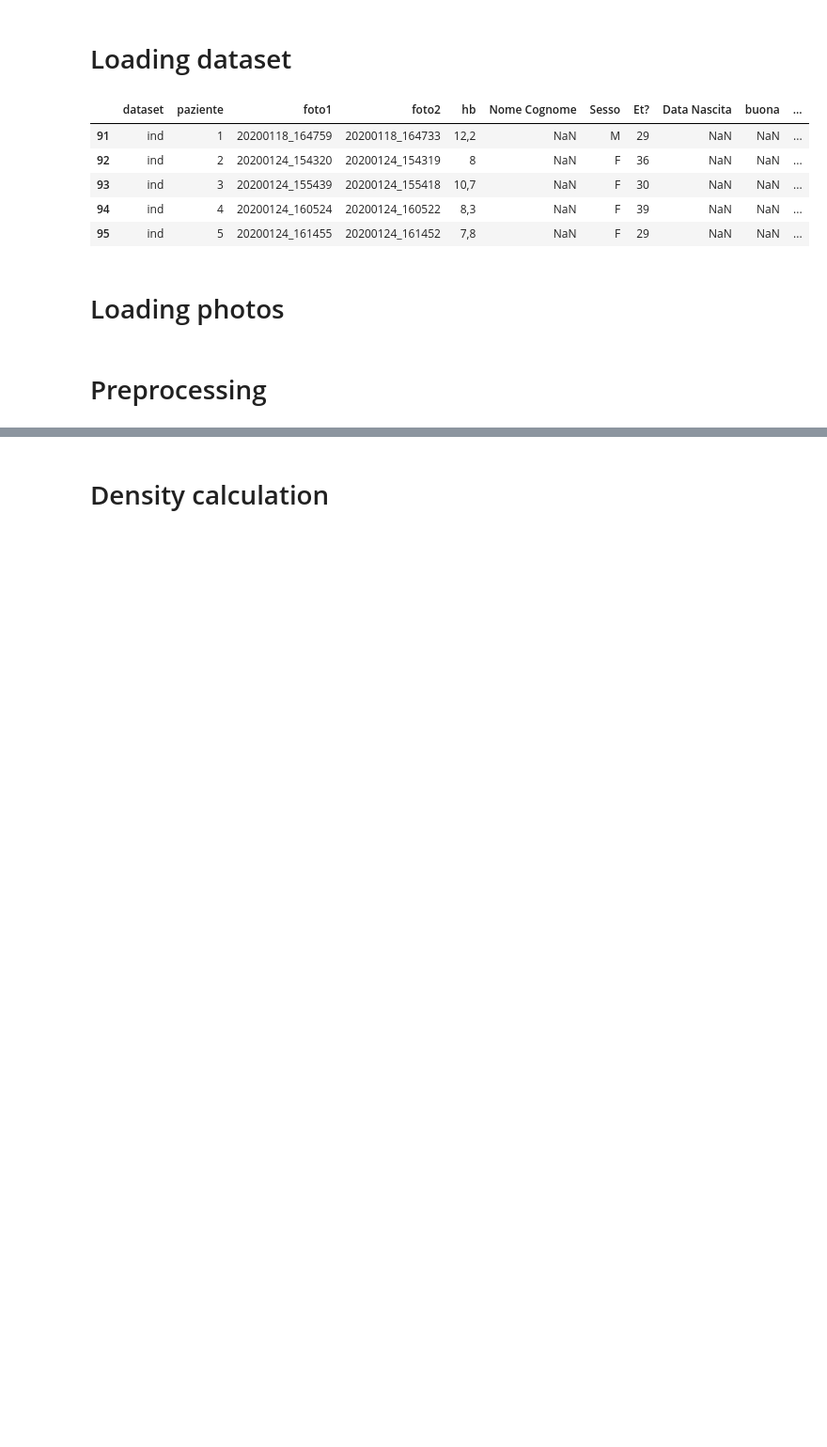
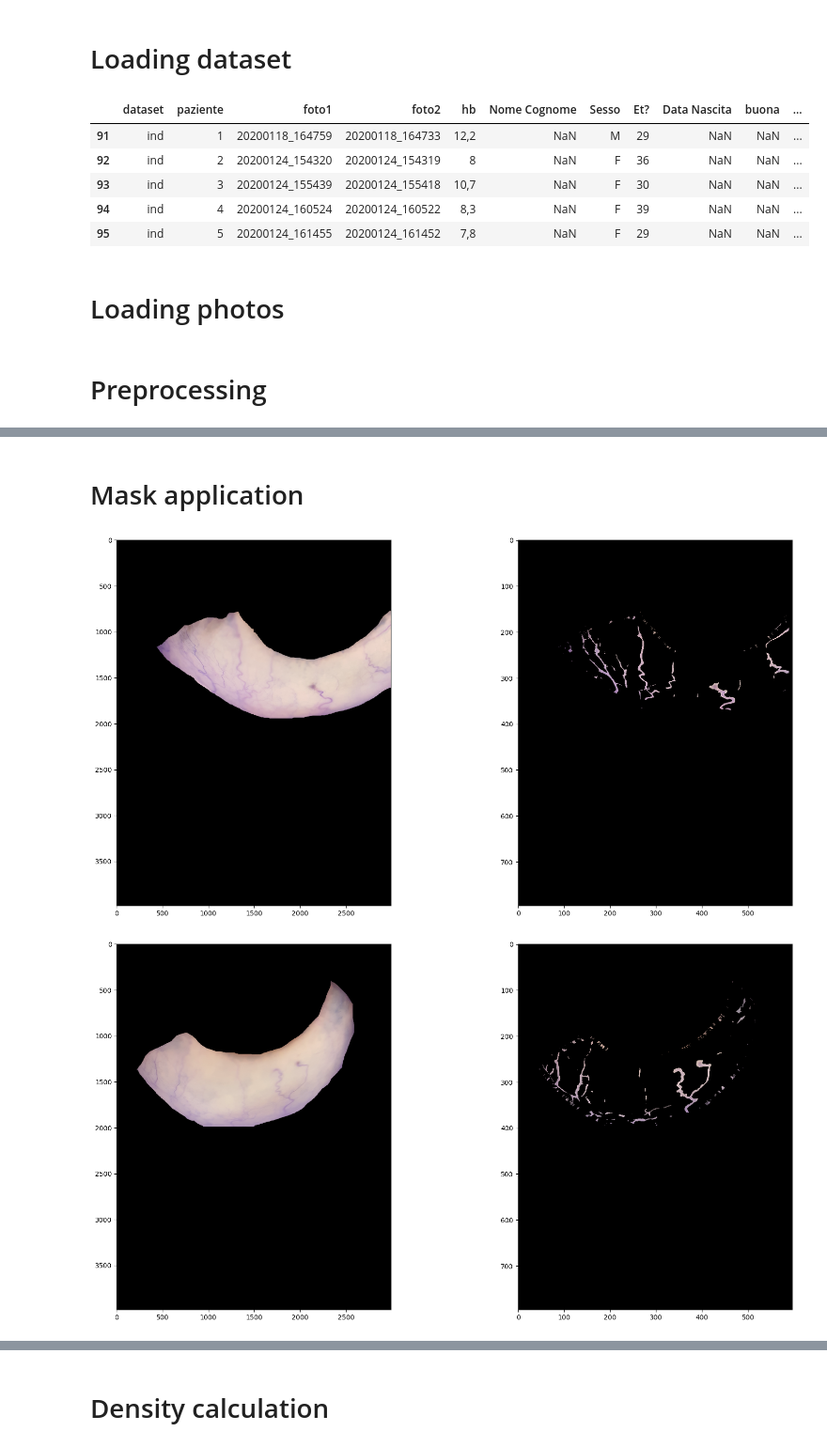
Before and after one commit to bralani/anemia-detection, a Jupyter notebook: density_evaluation.ipynb, the cells around one changed output, grey strips where cells are left out. Shown at 94% size. Cells and saved outputs as stored; diff of their text form; code cells hidden in the pictures; blank space fills up the shorter version.

```diff
--- a/density_evaluation.ipynb
+++ b/density_evaluation.ipynb
@@ -95,0 +102,40 @@ for i in range(5):
+# %% [markdown]
+# Mask application
+# %%
+# sclera_masks = []                                # array of coulored sclera
+# sclera_vessels = []                              # array of coulored sclera vessels
+
+# sclera_masks_bw = []                                # array of black and white sclera
+# sclera_vessels_bw = []                                # array of black and white sclera vessels
+
+sclera_masked = []                                    # array of sclera with only sclera part is coloured
+sclera_vessels_masked = []                            # array of sclera with only sclera part is coloured
+
+for l in range (len(sclera_masks_bw)):                               # Per ogni maschera della sclera
+    sclera_masked.append(sclera_masks[l])                            # Carica la foto orignale sull'array
+    for i in range(sclera_masks_bw[l].shape[0]):                     # Itera sulle righe
+        for j in range(sclera_masks_bw[l].shape[1]):                 # Itera sulle colonne
+            if sclera_masks_bw[l][i, j] == 0:                        # Se il pixel della maschera è nero
+                sclera_masked[l][i, j] = [0, 0, 0]                   # Rendi il pixel corrispondente della sclera nero
+            else:                                                    # Altrimenti\n",
+                sclera_masked[l][i, j] = sclera_masks[l][i, j]       # Rendi il pixel corrispondente della sclera del colore originale
+for l in range (len(sclera_vessels_bw)):                                       # Per ogni maschera dei vasi
+    sclera_vessels_masked.append(sclera_vessels[l])                            # Carica la foto orignale sull'array
+    for i in range(sclera_vessels_bw[l].shape[0]):                             # Itera sulle righe
+        for j in range(sclera_vessels_bw[l].shape[1]):                         # Itera sulle colonne
+            if sclera_vessels_bw[l][i, j] == 0:                                # Se il pixel della maschera è nero
+                sclera_vessels_masked[l][i, j] = [0, 0, 0, 255]                           # Rendi il pixel corrispondente della sclera nero
+            else:                                                                    # Altrimenti
+                sclera_vessels_masked[l][i, j] = sclera_vessels[l][i, j]       # Rendi il pixel corrispondente della sclera del colore originale
+
+# Visualizza l'immagine risultante
+for i in range(5):
+    plt.figure(figsize=(20, 10))
+    plt.subplot(1, 2, 1)
+    plt.imshow(sclera_masked[i])
+    plt.subplot(1, 2, 2)
+    plt.imshow(sclera_vessels_masked[i])
+    plt.show()
+# %% [output]
+[figure, added]
+[figure, added]
```
Also changed, not shown: parts of 6 cells of this notebook.
